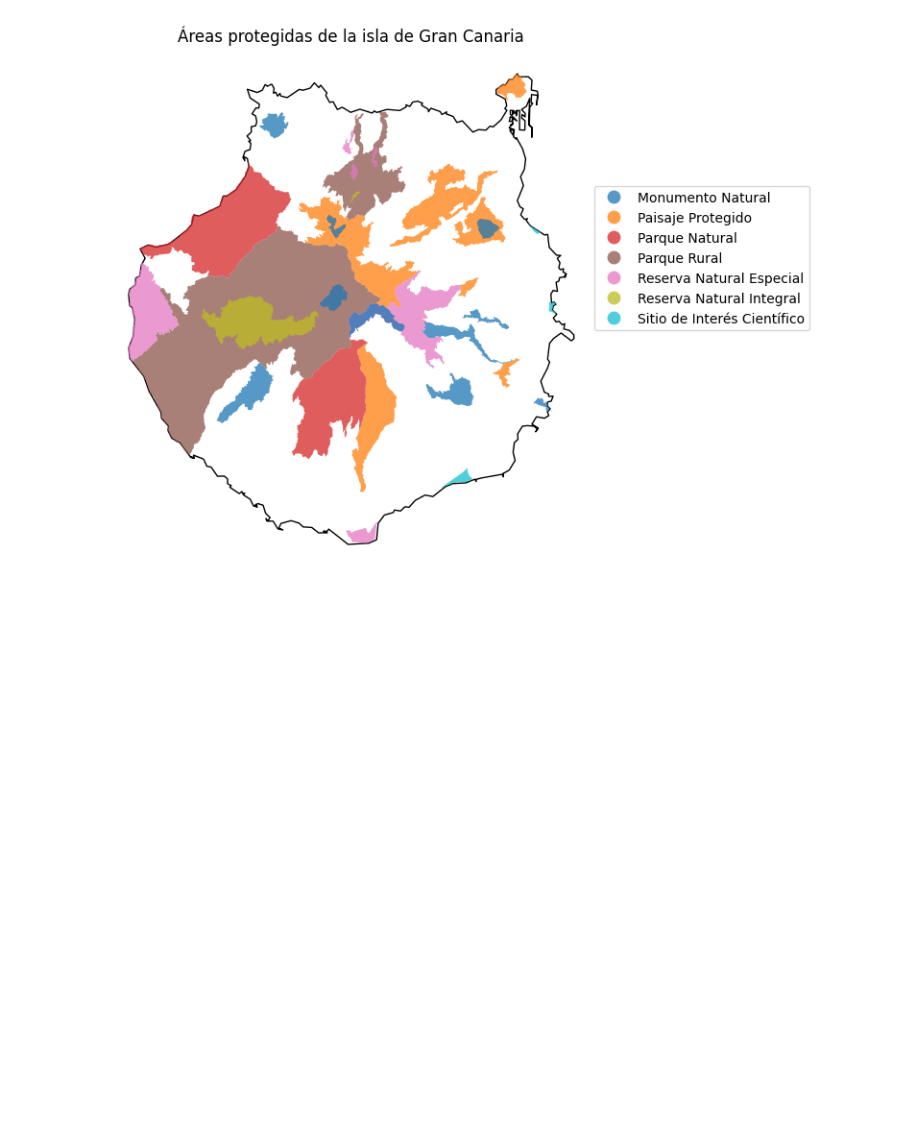
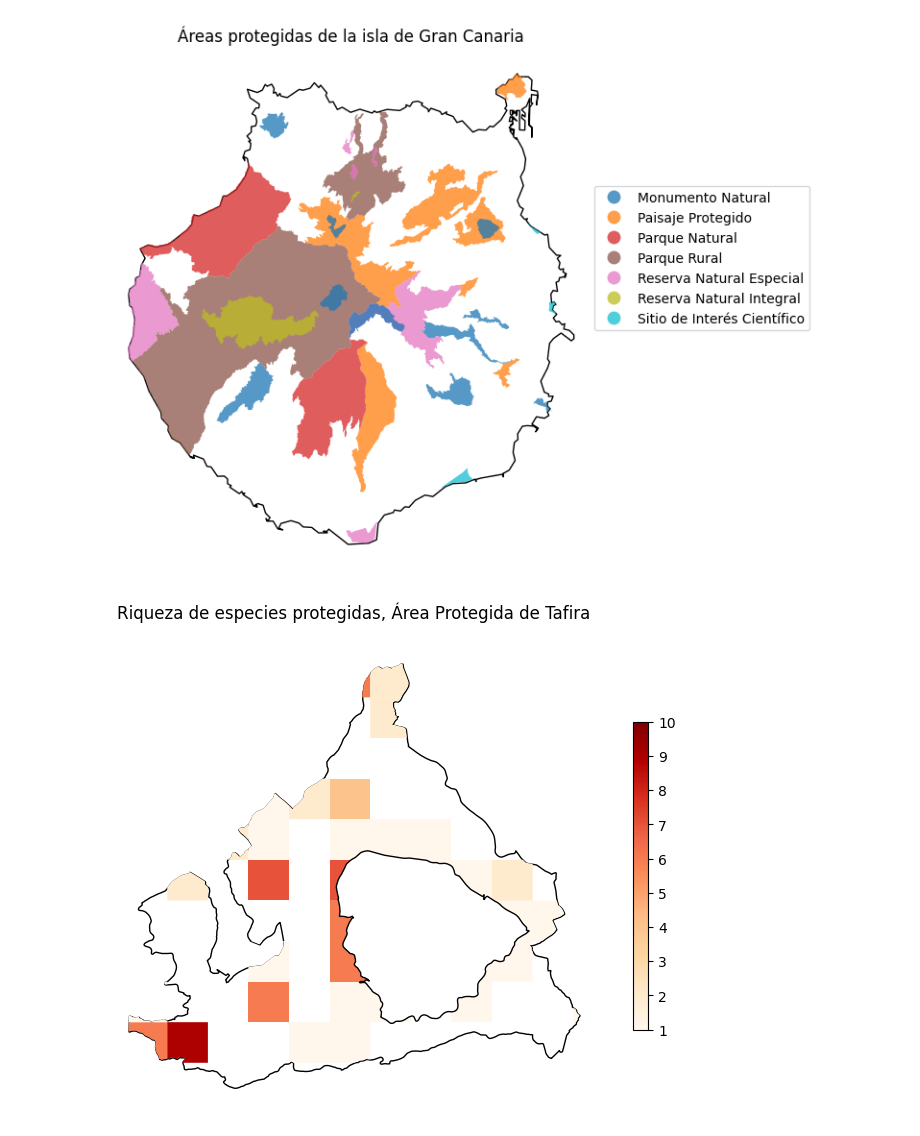
Before and after one commit to Juankkar/QGIS_IDECanarias_data, a Jupyter notebook: src/geopandas.ipynb, the cells around one changed output. Saved outputs shown, nothing was run; the diff lists cells and outputs as text; code cells hidden in the pictures; blank space fills up the shorter version.

Commit message:
añadir especies protegidas metadata y trabajar en el notebook

```diff
--- a/src/geopandas.ipynb
+++ b/src/geopandas.ipynb
@@ -5,6 +62,7 @@ import pandas as pd
 # %%
 eennpp = gpd.read_file("..\\data\\eennpp.shp")
 islas_canarias = gpd.read_file("..\\data\\islas_generalizadas.shp")
+especies_protegidas = gpd.read_file("..\\data\\especies-protegidas.gpkg")
 # %%
 eennpp.head()
 # %% [output]
@@ -35,3 +104,7 @@ gran_canaria_isla
 # %% [output]
 |  | nombre | geometry |
 | 10 | GRAN CANARIA | POLYGON ((430739.466 3110342.654,... |
+# %%
+filtro_tafira = eennp_pgran_canaria["nombre"] == "Tafira"
+eennpp_tafira = eennp_pgran_canaria[filtro_tafira]
+eennpp_tafira.head()
@@ -37,0 +114,4 @@ gran_canaria_isla
+# %%
+filtro_bandama = eennp_pgran_canaria["nombre"] == "Bandama"
+eennpp_bandama = eennp_pgran_canaria[filtro_bandama]
+eennpp_bandama.head()
@@ -37,0 +121,3 @@ gran_canaria_isla
+# %%
+especies_protegiodas_tafira = gpd.overlay(especies_protegidas, eennpp_tafira, how="intersection")
+especies_protegiodas_tafira.head()
@@ -58,3 +153,15 @@ leg.set_bbox_to_anchor((1.45, 0.75))
 ax.set_axis_off()
 # %% [output]
 [figure]
+# %%
+fig, ax = plt.subplots(1, 1, figsize=(8, 8))
+
+eennpp_tafira.plot(ax=ax, facecolor = "white", edgecolor= "black")
+plot = especies_protegiodas_tafira.plot(column="riqueza", ax=ax, legend=True, legend_kwds={'shrink': 0.5}, cmap="OrRd")
+eennpp_bandama.plot(ax=ax, facecolor = "white", edgecolor= "black")
+
+ax.set_title("Riqueza de especies protegidas, Área Protegida de Tafira")
+leg = plot.get_legend()
+ax.set_axis_off()
+# %% [output]
+[figure, added]
```
Also changed, not shown: parts of 12 cells of this notebook, 1 other file.
